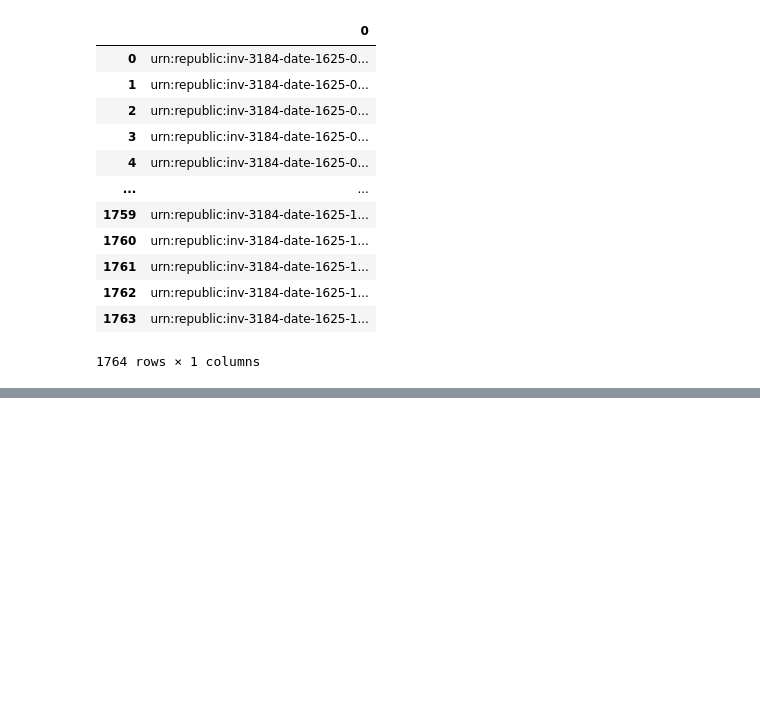
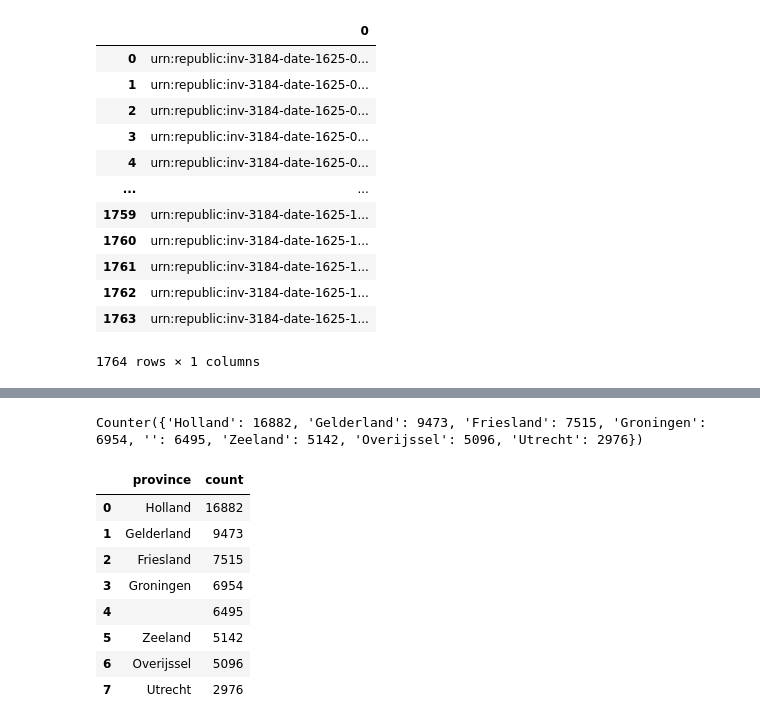
Before and after one commit to knaw-huc/broccoli-notebooks, a Jupyter notebook: svd-broccoli.ipynb, the cells around one changed output, grey strips where cells are left out. Saved outputs shown, nothing was run; the diff lists cells and outputs as text; code cells hidden in the pictures; blank space fills up the shorter version.

```diff
--- a/svd-broccoli.ipynb
+++ b/svd-broccoli.ipynb
@@ -291,0 +297,24 @@ print(result.json())
+# %%
+province_counter = Counter()
+delegate_counter = Counter()
+
+for anno in annos:
+    for delegate in anno["body"]["metadata"]["delegates"]:
+        province_counter[delegate["province"]] += 1
+        delegate_counter[delegate["name"]] += 1
+
+print(province_counter)
+
+province_df = pd.DataFrame.from_records(province_counter.most_common(), columns=['province','count'])
+province_df
+# %% [output]
+Counter({'Holland': 16882, 'Gelderland': 9473, 'Friesland': 7515, 'Groningen': 6954, '': 6495, 'Zeeland': 5142, 'Overijssel': 5096, 'Utrecht': 2976})
+|  | province | count |
+| 0 | Holland | 16882 |
+| 1 | Gelderland | 9473 |
+| 2 | Friesland | 7515 |
+| 3 | Groningen | 6954 |
+| 4 |  | 6495 |
+| 5 | Zeeland | 5142 |
+| 6 | Overijssel | 5096 |
+| 7 | Utrecht | 2976 |
```
Also changed, not shown: parts of 15 cells of this notebook.
